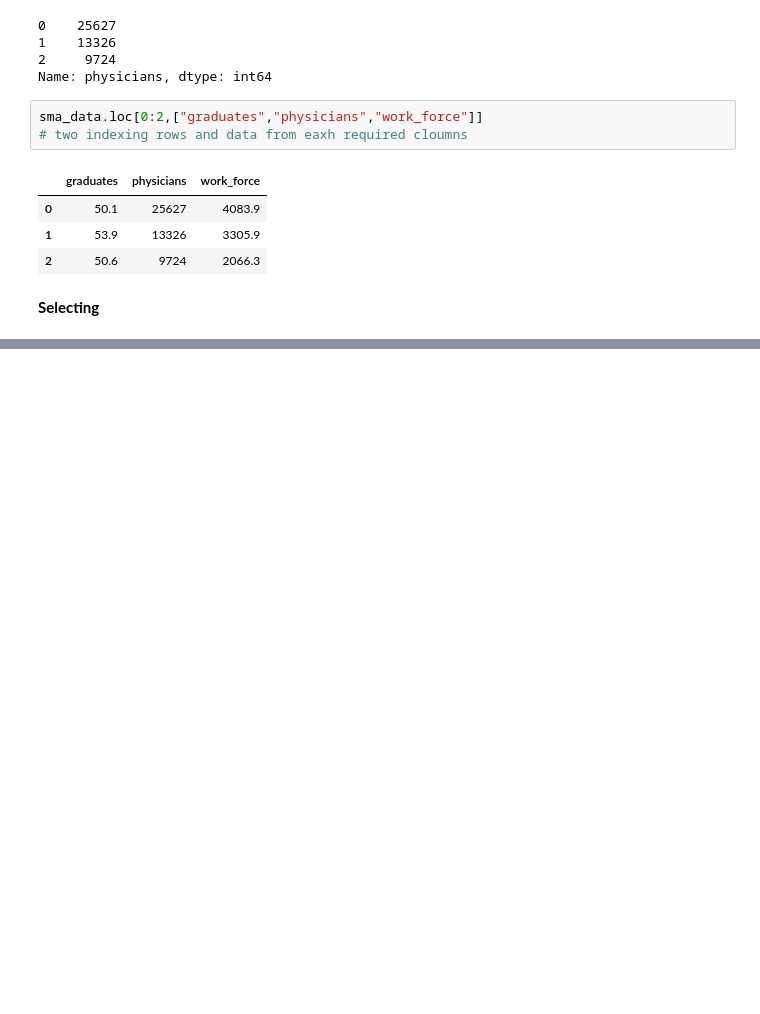
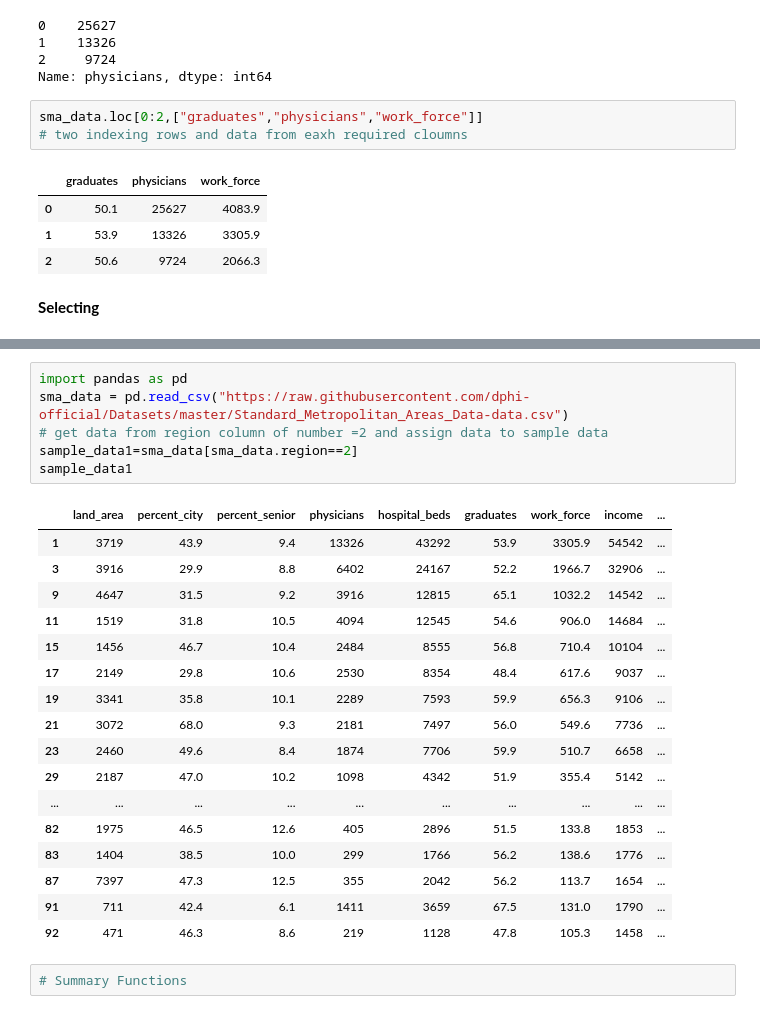
Before and after one commit to bhuvanlekkala/5-week-Data-Science-Bootcamp, a Jupyter notebook: Week_1_.ipynb, the cells around one changed output, grey strips where cells are left out. Cells and saved outputs as stored; diff of their text form; blank space fills up the shorter version.

```diff
--- a/Week_1_.ipynb
+++ b/Week_1_.ipynb
@@ -259,0 +342,26 @@ sma_data.loc[0:2,["graduates","physicians","work_force"]]
+# %%
+import pandas as pd
+sma_data = pd.read_csv("https://raw.githubusercontent.com/dphi-official/Datasets/master/Standard_Metropolitan_Areas_Data-data.csv")
+# get data from region column of number =2 and assign data to sample data
+sample_data1=sma_data[sma_data.region==2]
+sample_data1
+# %% [output]
+|  | land_area | percent_city | percent_senior | physicians | hospital_beds | graduates | work_force | income | ... |
+| 1 | 3719 | 43.9 | 9.4 | 13326 | 43292 | 53.9 | 3305.9 | 54542 | ... |
+| 3 | 3916 | 29.9 | 8.8 | 6402 | 24167 | 52.2 | 1966.7 | 32906 | ... |
+| 9 | 4647 | 31.5 | 9.2 | 3916 | 12815 | 65.1 | 1032.2 | 14542 | ... |
+| 11 | 1519 | 31.8 | 10.5 | 4094 | 12545 | 54.6 | 906.0 | 14684 | ... |
+| 15 | 1456 | 46.7 | 10.4 | 2484 | 8555 | 56.8 | 710.4 | 10104 | ... |
+| 17 | 2149 | 29.8 | 10.6 | 2530 | 8354 | 48.4 | 617.6 | 9037 | ... |
+| 19 | 3341 | 35.8 | 10.1 | 2289 | 7593 | 59.9 | 656.3 | 9106 | ... |
+| 21 | 3072 | 68.0 | 9.3 | 2181 | 7497 | 56.0 | 549.6 | 7736 | ... |
+| 23 | 2460 | 49.6 | 8.4 | 1874 | 7706 | 59.9 | 510.7 | 6658 | ... |
+| 29 | 2187 | 47.0 | 10.2 | 1098 | 4342 | 51.9 | 355.4 | 5142 | ... |
+| ... | ... | ... | ... | ... | ... | ... | ... | ... | ... |
+| 82 | 1975 | 46.5 | 12.6 | 405 | 2896 | 51.5 | 133.8 | 1853 | ... |
+| 83 | 1404 | 38.5 | 10.0 | 299 | 1766 | 56.2 | 138.6 | 1776 | ... |
+| 87 | 7397 | 47.3 | 12.5 | 355 | 2042 | 56.2 | 113.7 | 1654 | ... |
+| 91 | 711 | 42.4 | 6.1 | 1411 | 3659 | 67.5 | 131.0 | 1790 | ... |
+| 92 | 471 | 46.3 | 8.6 | 219 | 1128 | 47.8 | 105.3 | 1458 | ... |
+# %%
+# Summary Functions
```
Also changed, not shown: parts of 6 cells of this notebook.
